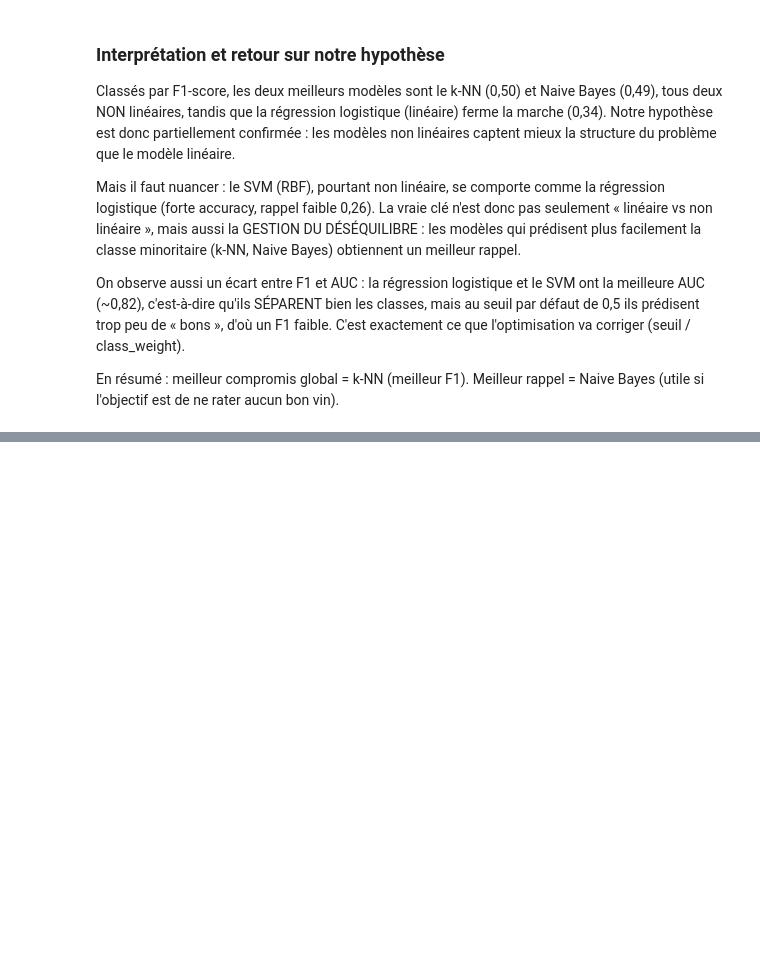
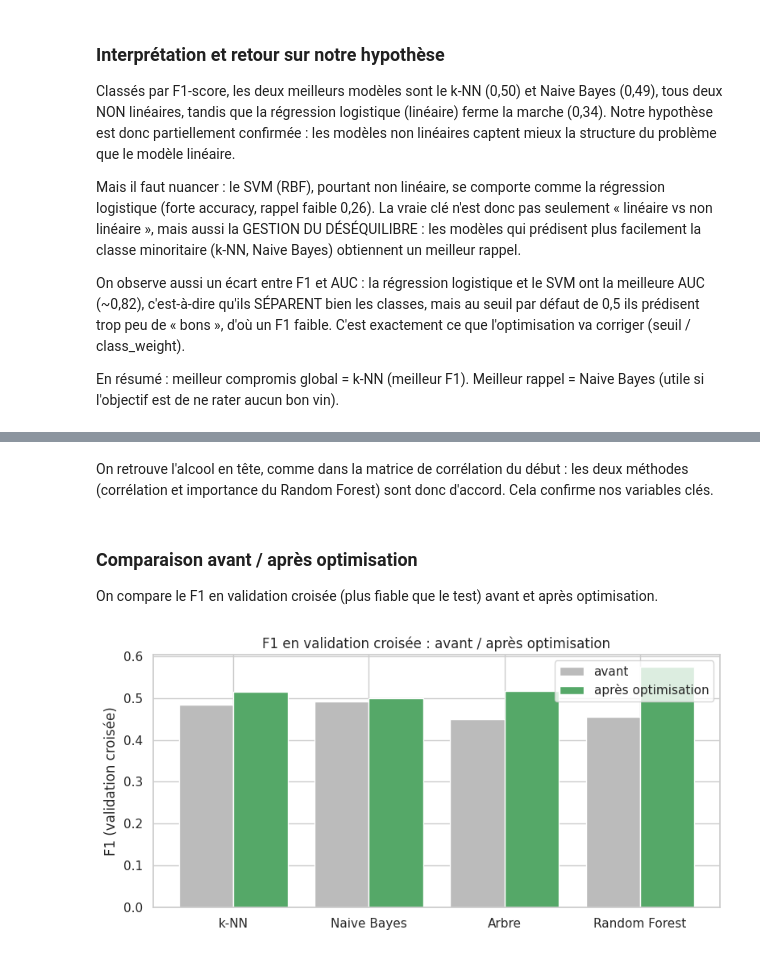
Before and after one commit to KYSyB2006/WineQualityClassificator, a Jupyter notebook: projet_vin.ipynb, the cells around one changed output, grey strips where cells are left out. Saved outputs shown, nothing was run; the diff lists cells and outputs as text; code cells hidden in the pictures; blank space fills up the shorter version.

Commit message:
Restaure le notebook complet (optimisation + courbes ROC)

```diff
--- a/projet_vin.ipynb
+++ b/projet_vin.ipynb
@@ -646,0 +937,23 @@ F1 moyen en validation croisée : 0.547
+# %% [markdown]
+On retrouve l'alcool en tête, comme dans la matrice de corrélation du début : les deux méthodes (corrélation et importance du Random Forest) sont donc d'accord. Cela confirme nos variables clés.
+# %% [markdown]
+### Comparaison avant / après optimisation
+On compare le F1 en validation croisée (plus fiable que le test) avant et après optimisation.
+# %%
+# F1 du k-NN de base, pour compléter la comparaison
+f1_knn_avant = cross_val_score(knn_5, X_train_norm, y_train, cv=cv, scoring="f1").mean()
+
+# Image : F1 en validation croisée, avant / après optimisation
+noms  = ["k-NN", "Naive Bayes", "Arbre", "Random Forest"]
+avant = [f1_knn_avant, f1_nb_avant, f1_tree_avant, f1_rf_avant]
+apres = [grid_knn.best_score_, grid_nb.best_score_, grid_tree.best_score_, grid_rf.best_score_]
+
+x = np.arange(len(noms))
+plt.figure(figsize=(8, 4))
+plt.bar(x - 0.2, avant, 0.4, label="avant", color="#bbbbbb")
+plt.bar(x + 0.2, apres, 0.4, label="après optimisation", color="#55a868")
+plt.xticks(x, noms); plt.ylabel("F1 (validation croisée)")
+plt.title("F1 en validation croisée : avant / après optimisation")
+plt.legend(); plt.tight_layout(); plt.savefig("fig_cv_avant_apres.png", dpi=120); plt.show()
+# %% [output]
+[figure, added]
```
Also changed, not shown: parts of 66 cells of this notebook.
